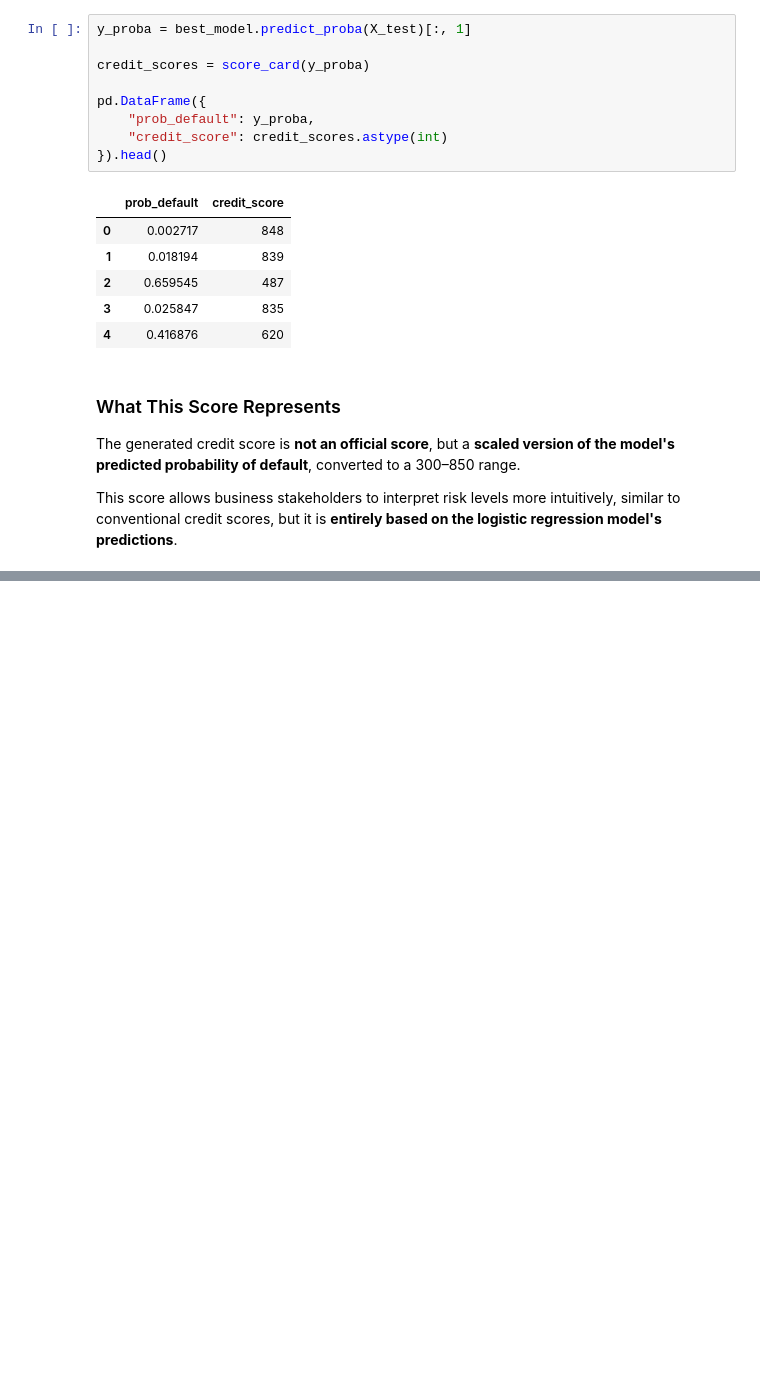
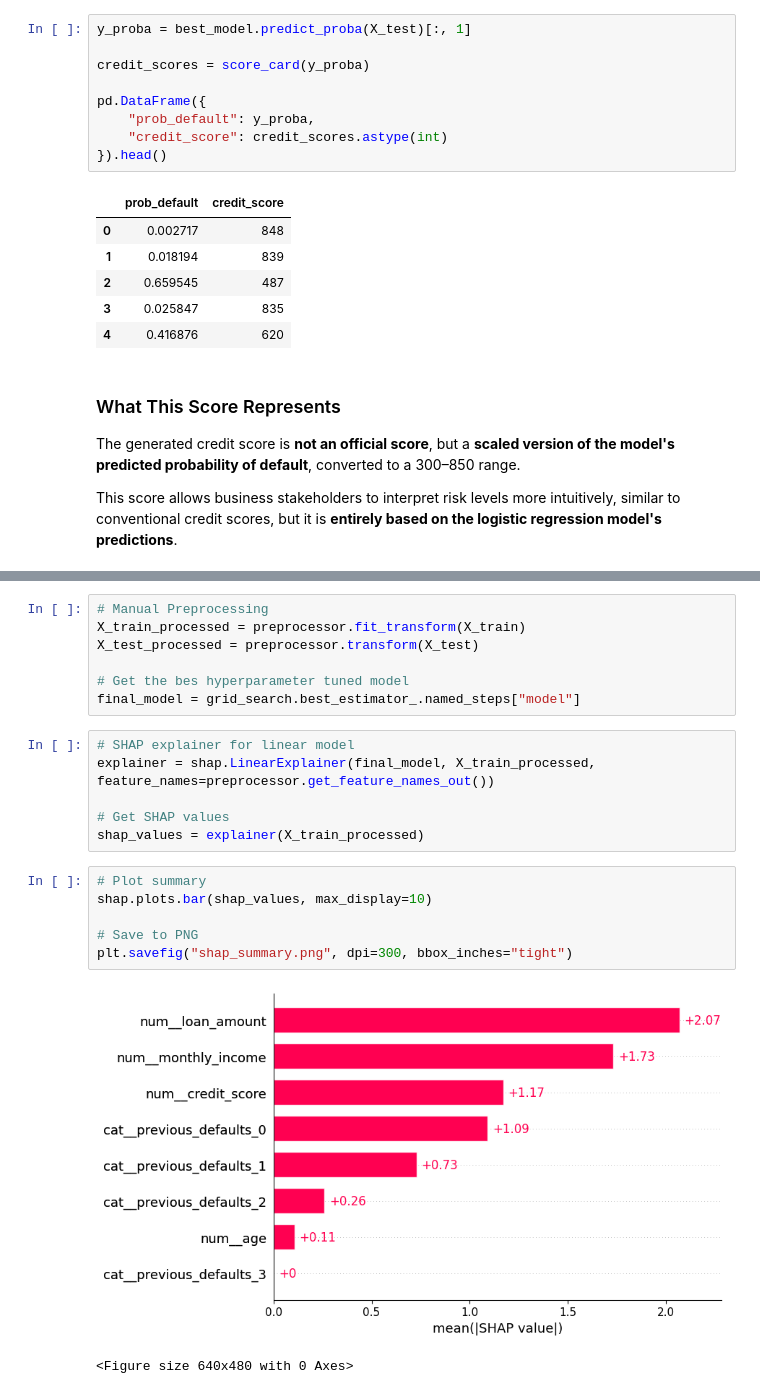
Before and after one commit to Baldaric/data-scientist-test, a Jupyter notebook: notebooks/B_modeling.ipynb, the cells around one changed output, grey strips where cells are left out. Saved outputs shown, nothing was run; the diff lists cells and outputs as text; blank space fills up the shorter version.

Commit message:
feat(model): add SHAP analysis, add use-case scenario of the model, add a python output of PDF using FPDF

```diff
--- a/notebooks/B_modeling.ipynb
+++ b/notebooks/B_modeling.ipynb
@@ -456,0 +472,22 @@ This score allows business stakeholders to interpret risk levels more intuitivel
+# %%
+# Manual Preprocessing
+X_train_processed = preprocessor.fit_transform(X_train)
+X_test_processed = preprocessor.transform(X_test)
+
+# Get the bes hyperparameter tuned model
+final_model = grid_search.best_estimator_.named_steps["model"]
+# %%
+# SHAP explainer for linear model
+explainer = shap.LinearExplainer(final_model, X_train_processed, feature_names=preprocessor.get_feature_names_out())
+
+# Get SHAP values
+shap_values = explainer(X_train_processed)
+# %%
+# Plot summary
+shap.plots.bar(shap_values, max_display=10)
+
+# Save to PNG
+plt.savefig("shap_summary.png", dpi=300, bbox_inches="tight")
+# %% [output]
+[figure, added]
+<Figure size 640x480 with 0 Axes>
```
Also changed, not shown: parts of 9 cells of this notebook, 2 other files.
